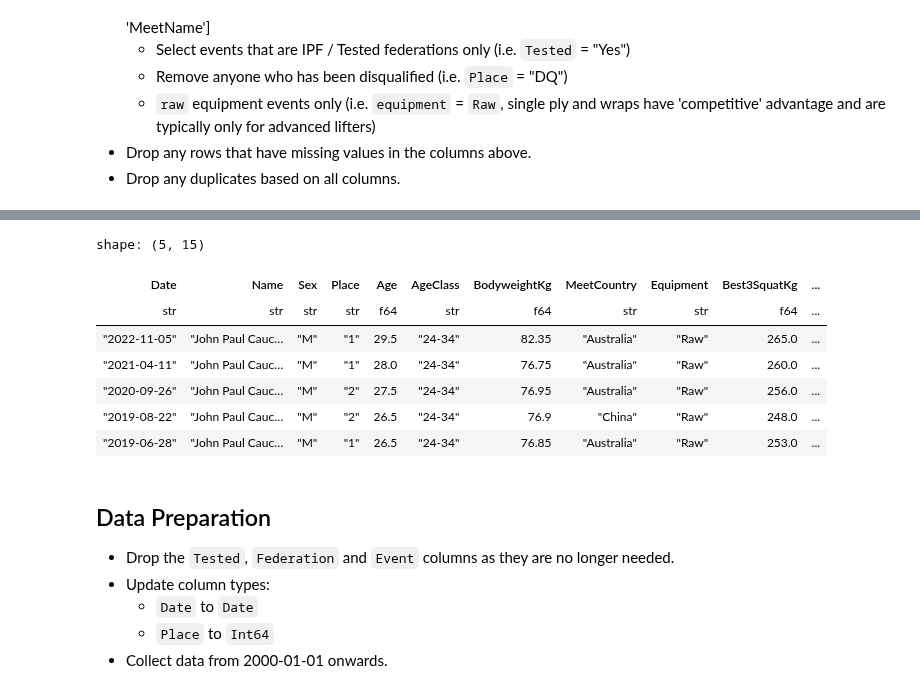
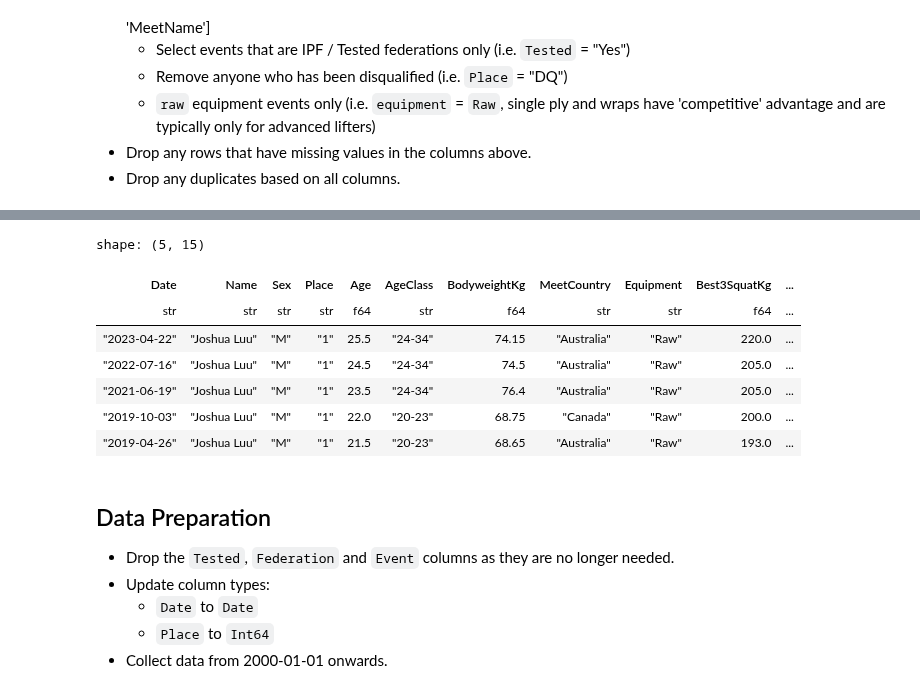
Before and after one commit to namtonthat/powerlifting-ml-progress, a Jupyter notebook: notebooks/etl.ipynb, the cells around one changed output, grey strips where cells are left out. Drawn from its saved outputs; the diff is of its cells as text; code cells hidden in the pictures.

```diff
--- a/notebooks/etl.ipynb
+++ b/notebooks/etl.ipynb
@@ -83,14 +83,14 @@ shape: (5, 15)
 # %%
-cleansed_df.filter(pl.col("Name") == "John Paul Cauchi").sort("Date", descending=True).head(5)
+cleansed_df.filter(pl.col("Name") == "Joshua Luu").sort("Date", descending=True).head(5)
 # %% [output]
 shape: (5, 15)
 | Date | Name | Sex | Place | Age | AgeClass | BodyweightKg | MeetCountry | Equipment | Best3SquatKg | ... |
 | str | str | str | str | f64 | str | f64 | str | str | f64 | ... |
-| "2022-11-05" | "John Paul Cauc… | "M" | "1" | 29.5 | "24-34" | 82.35 | "Australia" | "Raw" | 265.0 | ... |
-| "2021-04-11" | "John Paul Cauc… | "M" | "1" | 28.0 | "24-34" | 76.75 | "Australia" | "Raw" | 260.0 | ... |
-| "2020-09-26" | "John Paul Cauc… | "M" | "2" | 27.5 | "24-34" | 76.95 | "Australia" | "Raw" | 256.0 | ... |
-| "2019-08-22" | "John Paul Cauc… | "M" | "2" | 26.5 | "24-34" | 76.9 | "China" | "Raw" | 248.0 | ... |
-| "2019-06-28" | "John Paul Cauc… | "M" | "1" | 26.5 | "24-34" | 76.85 | "Australia" | "Raw" | 253.0 | ... |
+| "2023-04-22" | "Joshua Luu" | "M" | "1" | 25.5 | "24-34" | 74.15 | "Australia" | "Raw" | 220.0 | ... |
+| "2022-07-16" | "Joshua Luu" | "M" | "1" | 24.5 | "24-34" | 74.5 | "Australia" | "Raw" | 205.0 | ... |
+| "2021-06-19" | "Joshua Luu" | "M" | "1" | 23.5 | "24-34" | 76.4 | "Australia" | "Raw" | 205.0 | ... |
+| "2019-10-03" | "Joshua Luu" | "M" | "1" | 22.0 | "20-23" | 68.75 | "Canada" | "Raw" | 200.0 | ... |
+| "2019-04-26" | "Joshua Luu" | "M" | "1" | 21.5 | "20-23" | 68.65 | "Australia" | "Raw" | 193.0 | ... |
 # %% [markdown]
 ## Data Preparation
 - Drop the `Tested`, `Federation` and `Event` columns as they are no longer needed.
```
Also changed, not shown: parts of 10 cells of this notebook.
